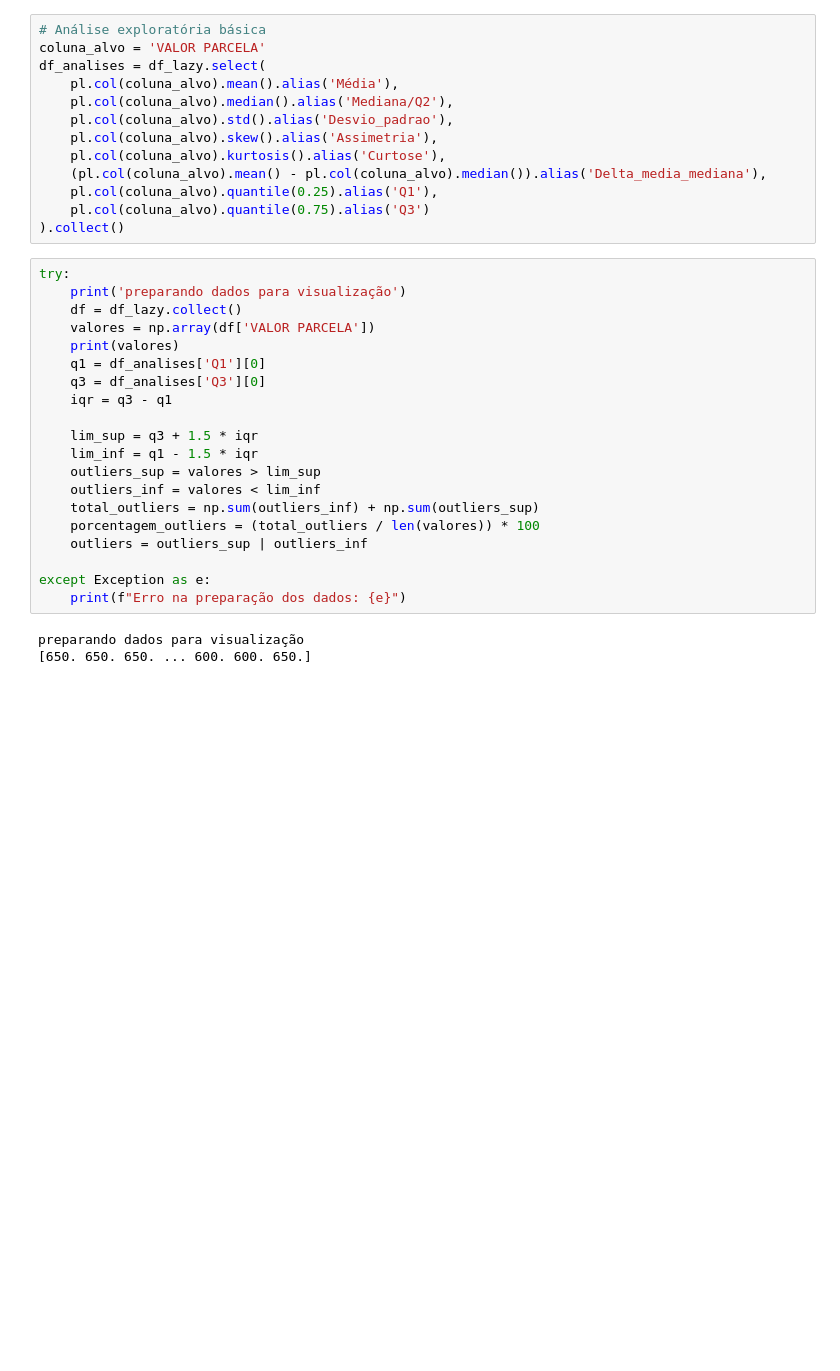
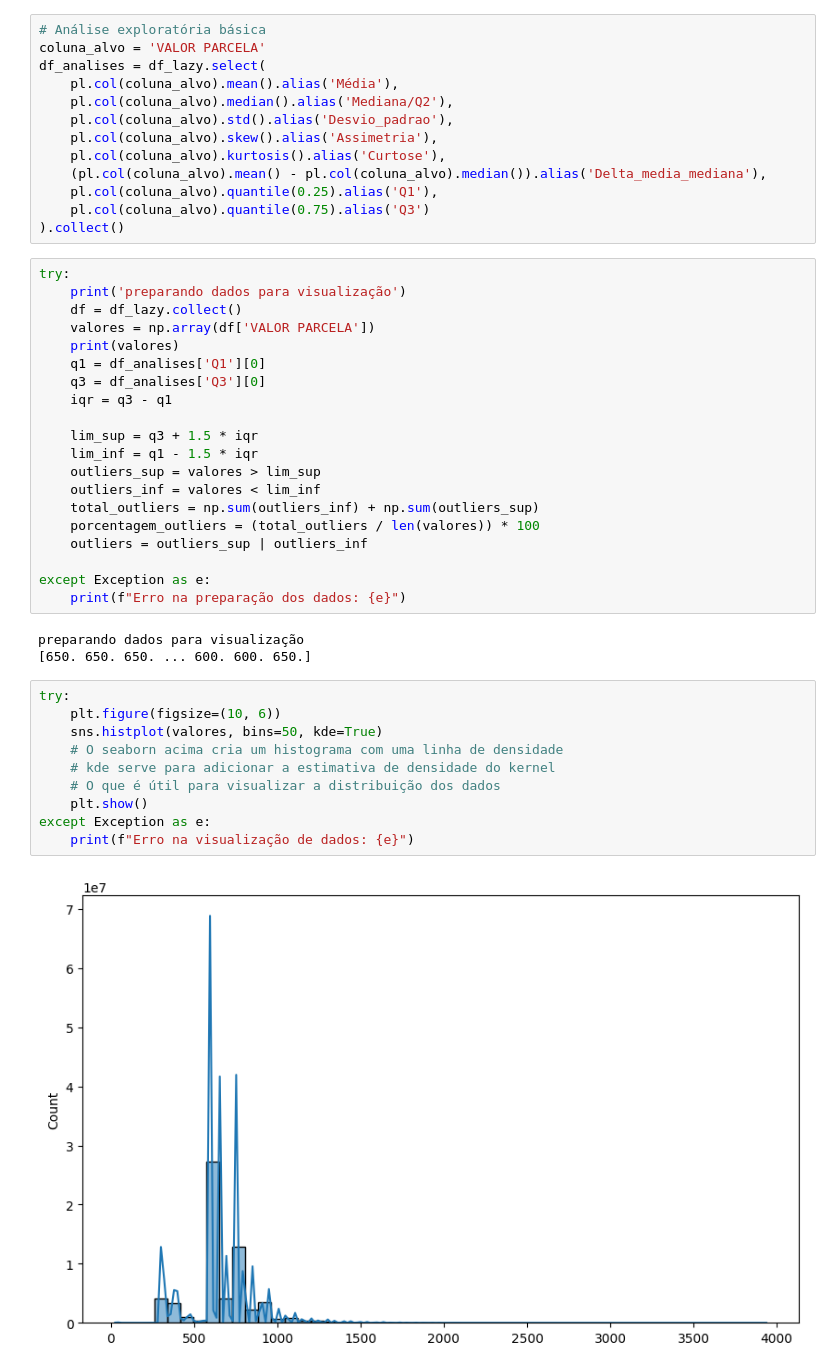
Before and after one commit to Tchiello/codigos_py, a Jupyter notebook: Analise/14.lazy.ipynb, the cells around one changed output. Drawn from its saved outputs; the diff is of its cells as text; blank space fills up the shorter version.

```diff
--- a/Analise/14.lazy.ipynb
+++ b/Analise/14.lazy.ipynb
@@ -112,3 +112,15 @@ except Exception as e:
 # %% [output]
 preparando dados para visualização
 [650. 650. 650. ... 600. 600. 650.]
+# %%
+try:
+    plt.figure(figsize=(10, 6))
+    sns.histplot(valores, bins=50, kde=True)
+    # O seaborn acima cria um histograma com uma linha de densidade
+    # kde serve para adicionar a estimativa de densidade do kernel
+    # O que é útil para visualizar a distribuição dos dados
+    plt.show()
+except Exception as e:
+    print(f"Erro na visualização de dados: {e}")
+# %% [output]
+[figure, added]
```
Also changed, not shown: parts of 5 cells of this notebook.
